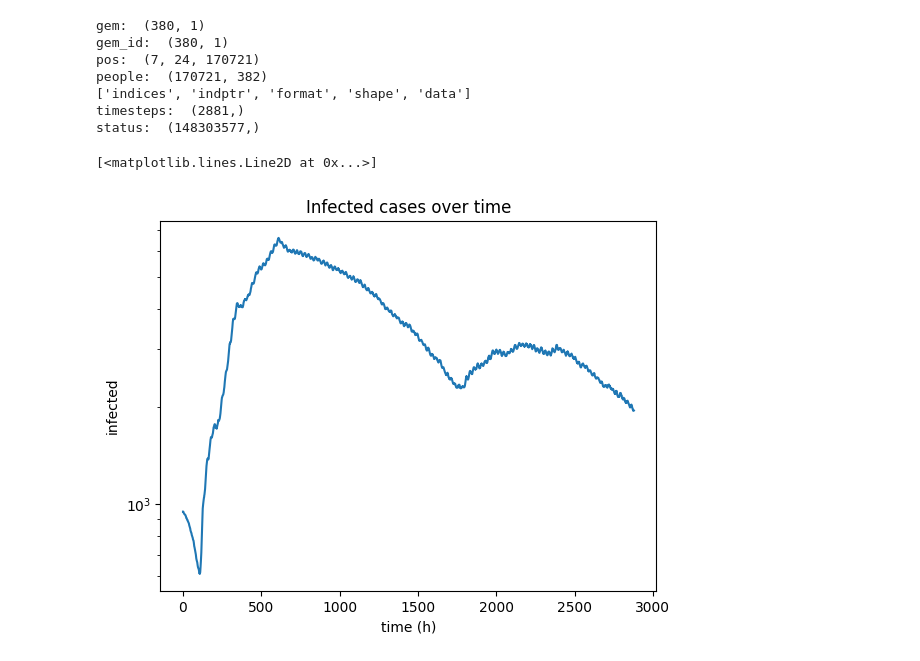
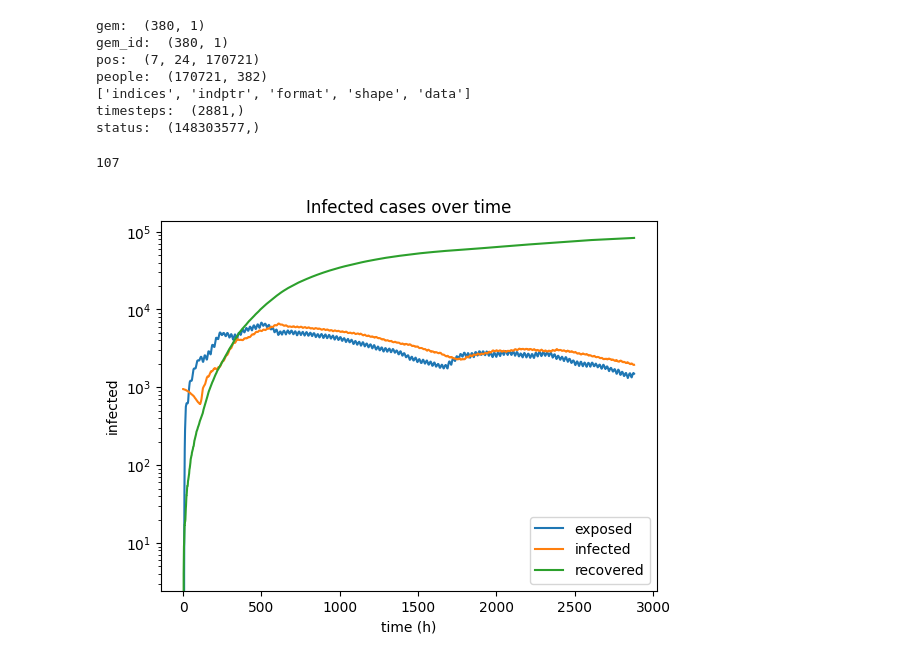
Before and after one commit to larsdekwant/covid-gravity-model, a Jupyter notebook: figures.ipynb, the cells around one changed output. Cells and saved outputs as stored; diff of their text form; code cells hidden in the pictures.

```diff
--- a/figures.ipynb
+++ b/figures.ipynb
@@ -43,22 +43,36 @@ status:  (148303577,)
 # %%
 # Compute infected cases per timestep
 timesteps = data_status['indptr'].shape[0] -1
-infected = []
 data = data_status['data']
 indptr = data_status['indptr']
 
+exposed = []
+infected = []
+recovered = []
 for t in range(0, timesteps):
     timestamp_row = data[indptr[t] : indptr[t + 1]]
+    exposed_count = np.count_nonzero(timestamp_row == 1)
+    exposed.append(exposed_count)
     infected_count = np.count_nonzero(timestamp_row == 2)
     infected.append(infected_count)
+    recovered_count = np.count_nonzero(timestamp_row == 3)
+    recovered.append(recovered_count)
+
+# Minimum at 107
+print(np.argmin(infected))
+# %% [output]
+107
 # %%
 import matplotlib.pyplot as plt
 
 plt.title('Infected cases over time')
 plt.xlabel('time (h)')
 plt.ylabel('infected')
 plt.yscale('log')
-plt.plot(np.arange(0, timesteps), infected)
+plt.plot(np.arange(0, timesteps), exposed, label='exposed')
+plt.plot(np.arange(0, timesteps), infected, label='infected')
+plt.plot(np.arange(0, timesteps), recovered, label='recovered')
+plt.legend()
+plt.show()
 # %% [output]
-[<matplotlib.lines.Line2D at 0x...>]
-[figure, old version]
+[figure, new version]
```
Also changed, not shown: 3 other files.
